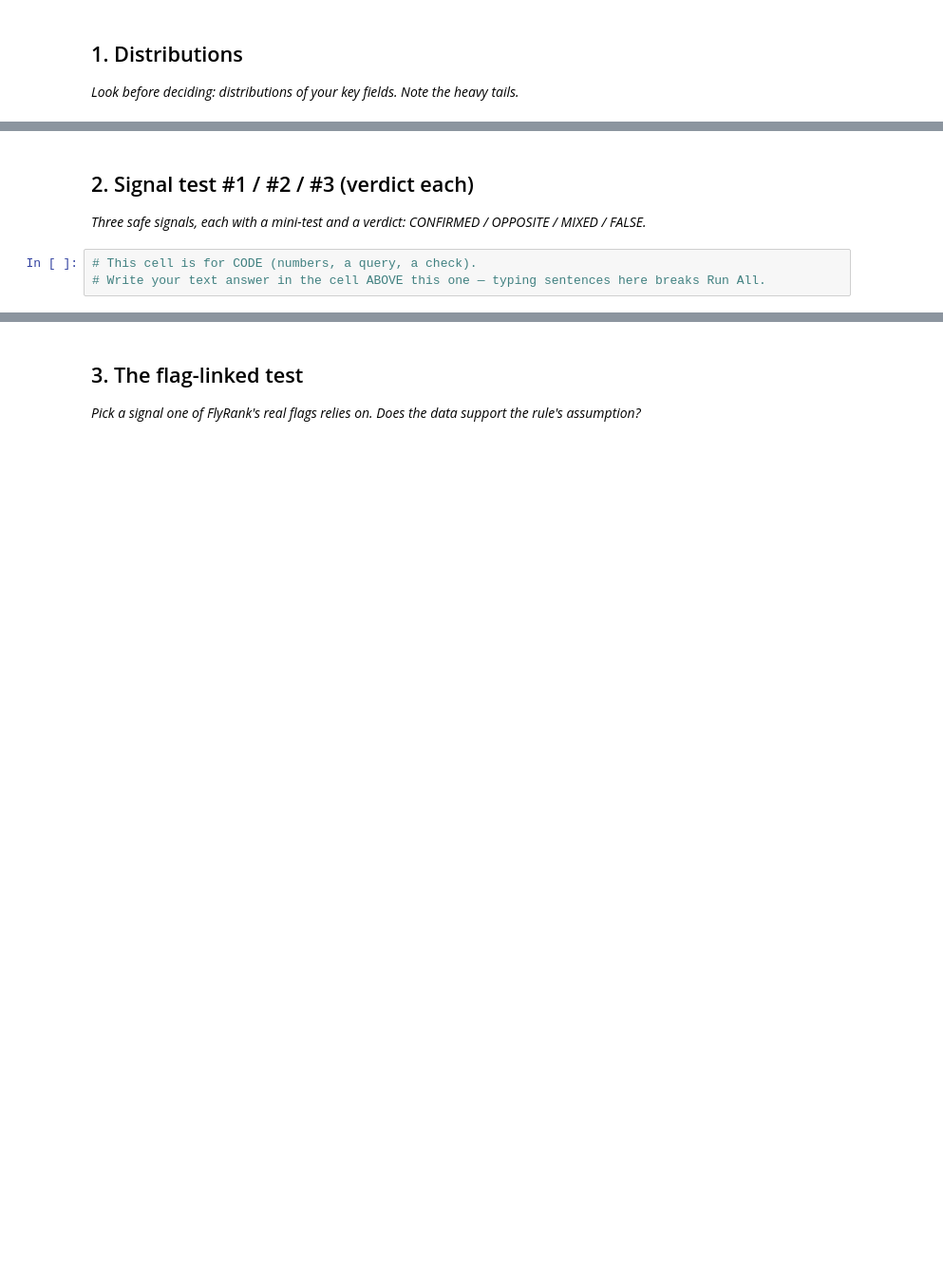
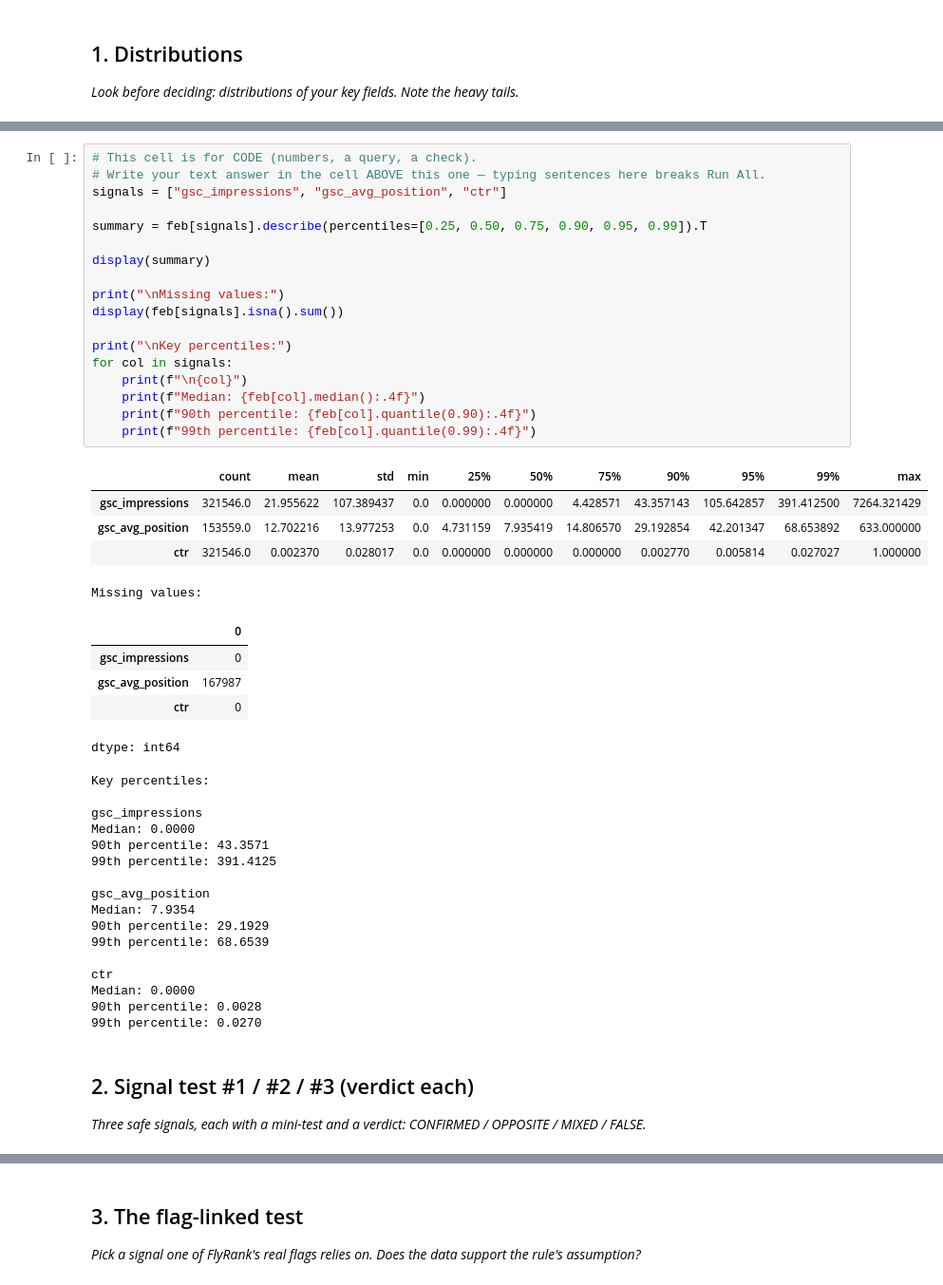
Before and after one commit to palkinsuneja/palkin-flyrank-ml-internship-july-to-sept-2026, a Jupyter notebook: work/notebooks/w04_signal_audit.ipynb, the cells around one changed output, grey strips where cells are left out. Shown at 95% size. Cells and saved outputs as stored; diff of their text form; blank space fills up the shorter version.

```diff
--- a/work/notebooks/w04_signal_audit.ipynb
+++ b/work/notebooks/w04_signal_audit.ipynb
@@ -16,7 +71,49 @@ This skeleton is yours to fill. Work the sections **in order** — each one has
+# %%
+# This cell is for CODE (numbers, a query, a check).
+# Write your text answer in the cell ABOVE this one — typing sentences here breaks Run All.
+signals = ["gsc_impressions", "gsc_avg_position", "ctr"]
+
+summary = feb[signals].describe(percentiles=[0.25, 0.50, 0.75, 0.90, 0.95, 0.99]).T
+
+display(summary)
+
+print("\nMissing values:")
+display(feb[signals].isna().sum())
+
+print("\nKey percentiles:")
+for col in signals:
+    print(f"\n{col}")
+    print(f"Median: {feb[col].median():.4f}")
+    print(f"90th percentile: {feb[col].quantile(0.90):.4f}")
+    print(f"99th percentile: {feb[col].quantile(0.99):.4f}")
+# %% [output]
+|  | count | mean | std | min | 25% | 50% | 75% | 90% | 95% | 99% | max |
+| gsc_impressions | 321546.0 | 21.955622 | 107.389437 | 0.0 | 0.000000 | 0.000000 | 4.428571 | 43.357143 | 105.642857 | 391.412500 | 7264.321429 |
+| gsc_avg_position | 153559.0 | 12.702216 | 13.977253 | 0.0 | 4.731159 | 7.935419 | 14.806570 | 29.192854 | 42.201347 | 68.653892 | 633.000000 |
+| ctr | 321546.0 | 0.002370 | 0.028017 | 0.0 | 0.000000 | 0.000000 | 0.000000 | 0.002770 | 0.005814 | 0.027027 | 1.000000 |
+Missing values:
+|  | 0 |
+| gsc_impressions | 0 |
+| gsc_avg_position | 167987 |
+| ctr | 0 |
+dtype: int64
+Key percentiles:
+
+gsc_impressions
+Median: 0.0000
+90th percentile: 43.3571
+99th percentile: 391.4125
+
+gsc_avg_position
+Median: 7.9354
+90th percentile: 29.1929
+99th percentile: 68.6539
+
+ctr
+Median: 0.0000
+90th percentile: 0.0028
+99th percentile: 0.0270
 # %% [markdown]
 ## 2. Signal test #1 / #2 / #3 (verdict each)
 
 *Three safe signals, each with a mini-test and a verdict: CONFIRMED / OPPOSITE / MIXED / FALSE.*
-# %%
-# This cell is for CODE (numbers, a query, a check).
-# Write your text answer in the cell ABOVE this one — typing sentences here breaks Run All.
```
Also changed, not shown: parts of 10 cells of this notebook.
